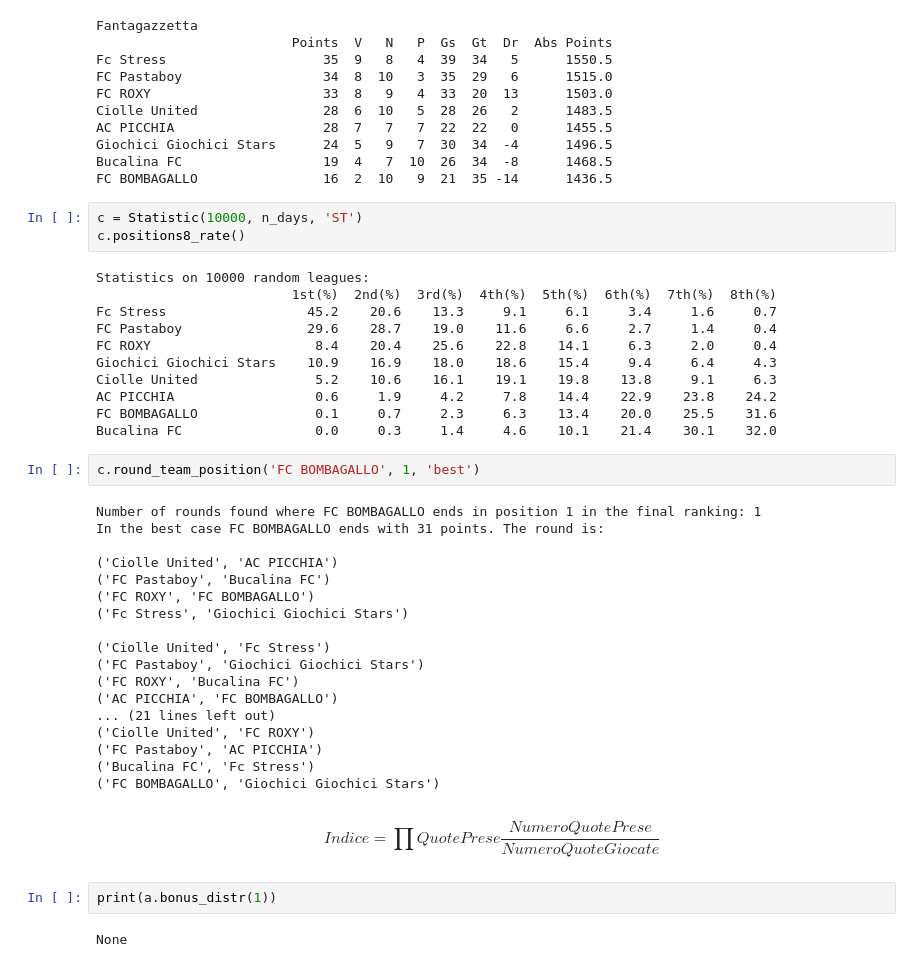
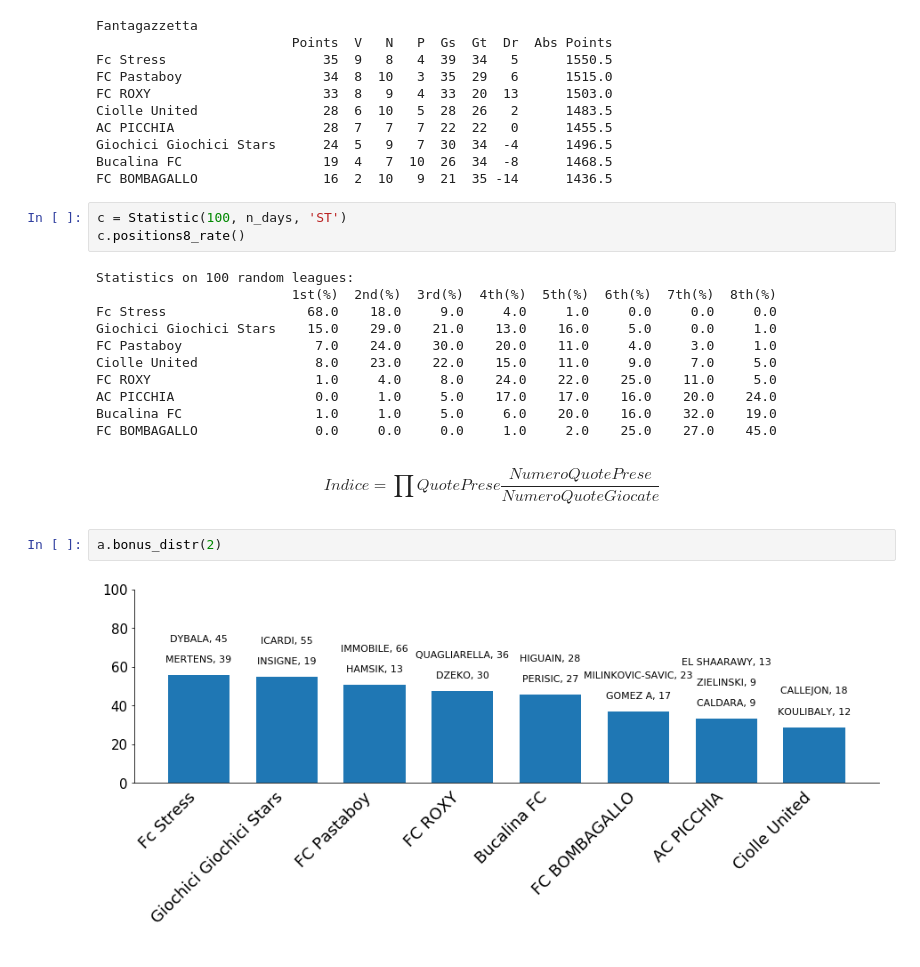
Before and after one commit to alaporta85/fanta3_0, a Jupyter notebook: MANTRA_code/Fantacalcio.ipynb, the cells around one changed output. Saved outputs shown, nothing was run; the diff lists cells and outputs as text.

Commit message:
working on bouns_distr

```diff
--- a/MANTRA_code/Fantacalcio.ipynb
+++ b/MANTRA_code/Fantacalcio.ipynb
@@ -42,42 +44,22 @@ Giochici Giochici Stars      24  5   9   7  30  34  -4      1496.5
 Bucalina FC                  19  4   7  10  26  34  -8      1468.5
 FC BOMBAGALLO                16  2  10   9  21  35 -14      1436.5
 # %%
-c = Statistic(10000, n_days, 'ST')
+c = Statistic(100, n_days, 'ST')
 c.positions8_rate()
 # %% [output]
-Statistics on 10000 random leagues:
+Statistics on 100 random leagues:
                          1st(%)  2nd(%)  3rd(%)  4th(%)  5th(%)  6th(%)  7th(%)  8th(%)
-Fc Stress                  45.2    20.6    13.3     9.1     6.1     3.4     1.6     0.7
-FC Pastaboy                29.6    28.7    19.0    11.6     6.6     2.7     1.4     0.4
-FC ROXY                     8.4    20.4    25.6    22.8    14.1     6.3     2.0     0.4
-Giochici Giochici Stars    10.9    16.9    18.0    18.6    15.4     9.4     6.4     4.3
-Ciolle United               5.2    10.6    16.1    19.1    19.8    13.8     9.1     6.3
-AC PICCHIA                  0.6     1.9     4.2     7.8    14.4    22.9    23.8    24.2
-FC BOMBAGALLO               0.1     0.7     2.3     6.3    13.4    20.0    25.5    31.6
-Bucalina FC                 0.0     0.3     1.4     4.6    10.1    21.4    30.1    32.0
+Fc Stress                  68.0    18.0     9.0     4.0     1.0     0.0     0.0     0.0
+Giochici Giochici Stars    15.0    29.0    21.0    13.0    16.0     5.0     0.0     1.0
+FC Pastaboy                 7.0    24.0    30.0    20.0    11.0     4.0     3.0     1.0
+Ciolle United               8.0    23.0    22.0    15.0    11.0     9.0     7.0     5.0
+FC ROXY                     1.0     4.0     8.0    24.0    22.0    25.0    11.0     5.0
+AC PICCHIA                  0.0     1.0     5.0    17.0    17.0    16.0    20.0    24.0
+Bucalina FC                 1.0     1.0     5.0     6.0    20.0    16.0    32.0    19.0
+FC BOMBAGALLO               0.0     0.0     0.0     1.0     2.0    25.0    27.0    45.0
-# %%
-c.round_team_position('FC BOMBAGALLO', 1, 'best')
-# %% [output]
-Number of rounds found where FC BOMBAGALLO ends in position 1 in the final ranking: 1
-In the best case FC BOMBAGALLO ends with 31 points. The round is:
-
-('Ciolle United', 'AC PICCHIA')
-('FC Pastaboy', 'Bucalina FC')
-('FC ROXY', 'FC BOMBAGALLO')
-('Fc Stress', 'Giochici Giochici Stars')
-
-('Ciolle United', 'Fc Stress')
-('FC Pastaboy', 'Giochici Giochici Stars')
-('FC ROXY', 'Bucalina FC')
-('AC PICCHIA', 'FC BOMBAGALLO')
-... (21 lines left out)
-('Ciolle United', 'FC ROXY')
-('FC Pastaboy', 'AC PICCHIA')
-('Bucalina FC', 'Fc Stress')
-('FC BOMBAGALLO', 'Giochici Giochici Stars')
 # %% [markdown]
 $$Indice = \prod QuotePrese \frac {NumeroQuotePrese}{NumeroQuoteGiocate}$$
-# %%
-print(a.bonus_distr(1))
-# %% [output]
-None
+# %%
+a.bonus_distr(2)
+# %% [output]
+[figure, added]
```
Also changed, not shown: parts of 1 cell of this notebook, 2 other files.
